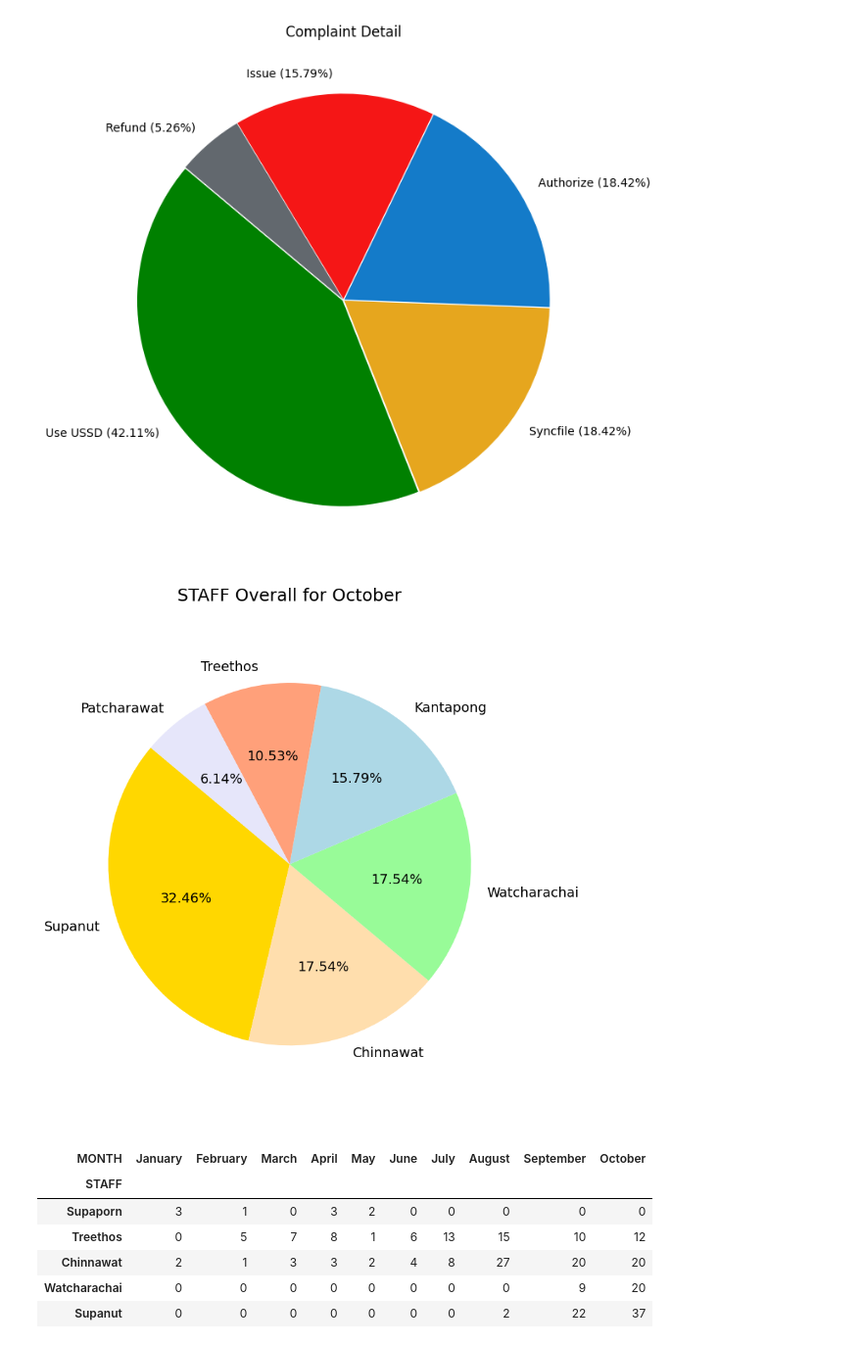
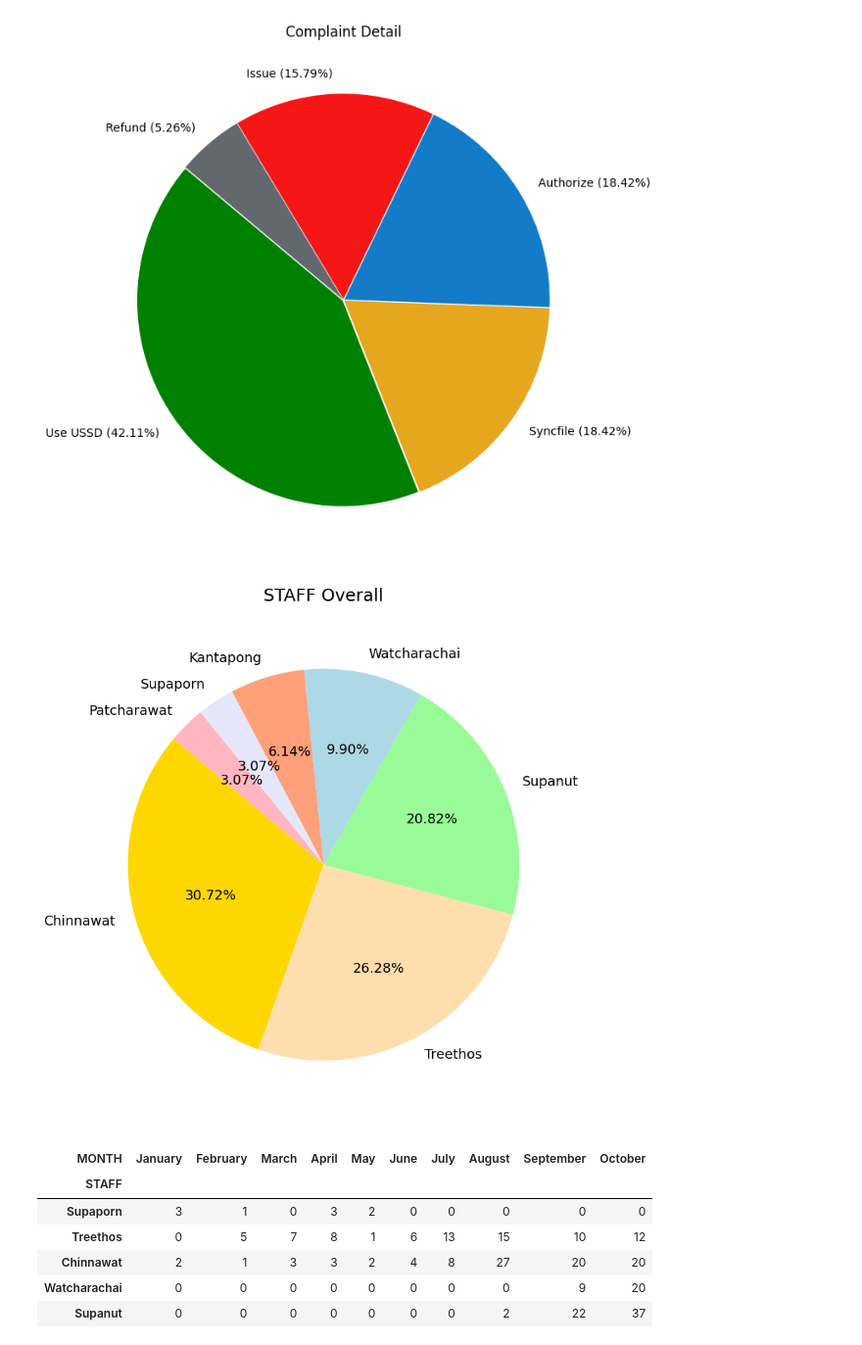
Before and after one commit to WatcharachaiSk/colab, a Jupyter notebook: Summary_Ticket_v1.ipynb, the cells around one changed output. Shown at 98% size. Cells and saved outputs as stored; diff of their text form; code cells hidden in the pictures.

Commit message:
update STAFF Overall

```diff
--- a/Summary_Ticket_v1.ipynb
+++ b/Summary_Ticket_v1.ipynb
@@ -576,46 +576,46 @@ import matplotlib.pyplot as plt
 data = pd.read_excel('/content/Ticket_summary.xlsx', sheet_name='sheet1', usecols=['MONTH', 'STAFF'])
 
 # กรองข้อมูลให้เลือกเฉพาะ MONTH ที่เป็น 'October'
-october_data = data[data['MONTH'] == 'October']
+# october_data = data[data['MONTH'] == 'October']
 
-title = 'STAFF Overall for October'
+title = 'STAFF Overall'
 
 # นับจำนวนการทำงานของแต่ละ STAFF ในเดือน October
-staff_counts_october = october_data['STAFF'].value_counts()
+staff_counts = data['STAFF'].value_counts()
 
 # สร้างกราฟวงกลมด้วยสีพาสเทล
 pastel_colors = [
     '#FFD700',  # สีเหลืองทอง
     '#FFDEAD',  # สีเนื้ออ่อน
     '#98FB98',  # สีเขียวมิ้นต์อ่อน
     '#ADD8E6',  # สีฟ้าเบบี้บลู
     '#FFA07A',  # สีส้มแซลมอนอ่อน
     '#E6E6FA',  # สีม่วงลาเวนเดอร์
     '#FFB6C1',  # สีชมพูอ่อน
     '#FF9999',  # สีแดงอ่อน
     '#87CEEB',  # สีฟ้าอ่อน
     '#90EE90',  # สีเขียวอ่อน
 ]
 
 plt.figure(figsize=(8, 8))
 
 # ปรับขนาดฟอนต์ในกราฟวงกลม
 plt.pie(
-    staff_counts_october,
-    labels=staff_counts_october.index,
+    staff_counts,
+    labels=staff_counts.index,
     autopct='%1.2f%%',
     startangle=140,
-    colors=pastel_colors[:len(staff_counts_october)],
+    colors=pastel_colors[:len(staff_counts)],
     textprops={'fontsize': 14}  # กำหนดขนาดของฟอนต์ (14 คือขนาดที่เพิ่มขึ้น)
 )
 
 plt.title(title, fontsize=18)  # ปรับขนาดฟอนต์ของชื่อกราฟ
 plt.axis('equal')  # ให้กราฟเป็นวงกลมที่สัดส่วนเท่ากัน
 plt.tight_layout()
 
 plt.show()
 # %% [output]
-[figure, old version]
+[figure, new version]
 # %%
 import pandas as pd
 
```
